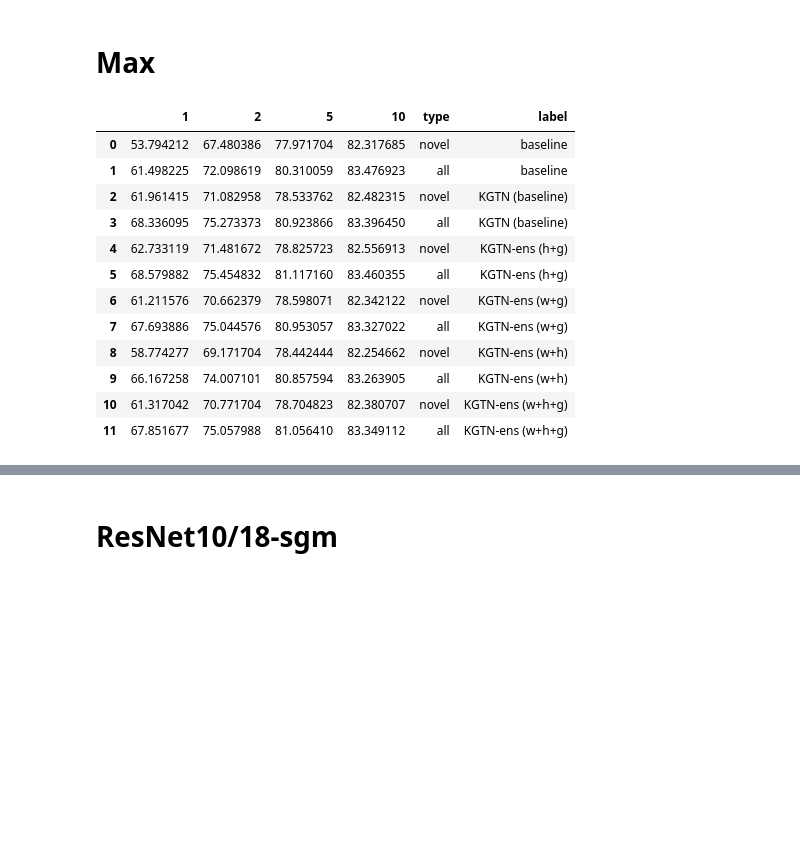
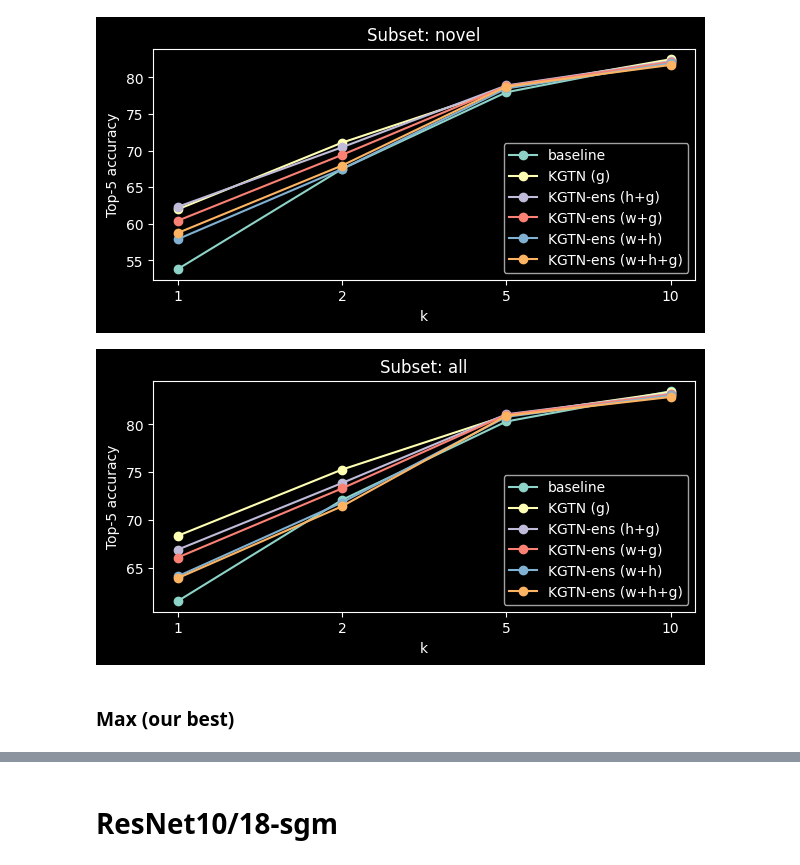
Before and after one commit to DominikFilipiak/KGTN-ens, a Jupyter notebook: notebooks/8_plots_kgtnens.ipynb, the cells around one changed output, grey strips where cells are left out. Cells and saved outputs as stored; diff of their text form; code cells hidden in the pictures; blank space fills up the shorter version.

```diff
--- a/notebooks/8_plots_kgtnens.ipynb
+++ b/notebooks/8_plots_kgtnens.ipynb
@@ -200,9 +252,12 @@ df
 # %%
 # df_diff
 # df_std_mean
-# plot_comparisons(df)
+plot_comparisons(df, figsize=(7, 3))
+# %% [output]
+[figure, added]
+[figure, added]
 # %% [markdown]
-# Max
+### Max (our best)
 # %%
 aggregation_function = "max"
 similarity_function = "InnerProduct"
@@ -216,10 +271,8 @@ baseline_paths = [f"{BASE_DIR}/KGTN2/results/{feature_extractor}/{s1}" for s1 in
 df = get_experiment_df(baseline_paths, feature_extractor, aggregation_function, similarity_function)
 df_diff = get_diff_between_baseline_and_experiments(df, 'KGTN (baseline)', 'KGTN-ens')
 
-df_std_mean = get_experiment_df(baseline_paths, feature_extractor, aggregation_function, similarity_function, stds_intead_of_means=True)
-# df_std_mean = df_std_mean.set_index(['type', 'label'])
-
-df
+df_std_mean = get_experiment_df(baseline_paths, feature_extractor, aggregation_function, similarity_function, results_aggreagation='std')
+df_max = get_experiment_df(baseline_paths, feature_extractor, aggregation_function, similarity_function, results_aggreagation='max')
 
 # print(df.filter(['type', 'label', 1, 2, 5, 10]).sort_values(['type', 'label']).to_latex(
 #     index=False,
@@ -227,17 +280,3 @@ df
 #     caption='Knowledge graph ensembling (sum), top-5 accuracy',
 #     label='tab:ens-sum',
 #     ))
-# %% [output]
-|  | 1 | 2 | 5 | 10 | type | label |
-| 0 | 53.794212 | 67.480386 | 77.971704 | 82.317685 | novel | baseline |
-| 1 | 61.498225 | 72.098619 | 80.310059 | 83.476923 | all | baseline |
-| 2 | 61.961415 | 71.082958 | 78.533762 | 82.482315 | novel | KGTN (baseline) |
-| 3 | 68.336095 | 75.273373 | 80.923866 | 83.396450 | all | KGTN (baseline) |
-| 4 | 62.733119 | 71.481672 | 78.825723 | 82.556913 | novel | KGTN-ens (h+g) |
-| 5 | 68.579882 | 75.454832 | 81.117160 | 83.460355 | all | KGTN-ens (h+g) |
-| 6 | 61.211576 | 70.662379 | 78.598071 | 82.342122 | novel | KGTN-ens (w+g) |
-| 7 | 67.693886 | 75.044576 | 80.953057 | 83.327022 | all | KGTN-ens (w+g) |
-| 8 | 58.774277 | 69.171704 | 78.442444 | 82.254662 | novel | KGTN-ens (w+h) |
-| 9 | 66.167258 | 74.007101 | 80.857594 | 83.263905 | all | KGTN-ens (w+h) |
-| 10 | 61.317042 | 70.771704 | 78.704823 | 82.380707 | novel | KGTN-ens (w+h+g) |
-| 11 | 67.851677 | 75.057988 | 81.056410 | 83.349112 | all | KGTN-ens (w+h+g) |
```
Also changed, not shown: parts of 37 cells of this notebook.
